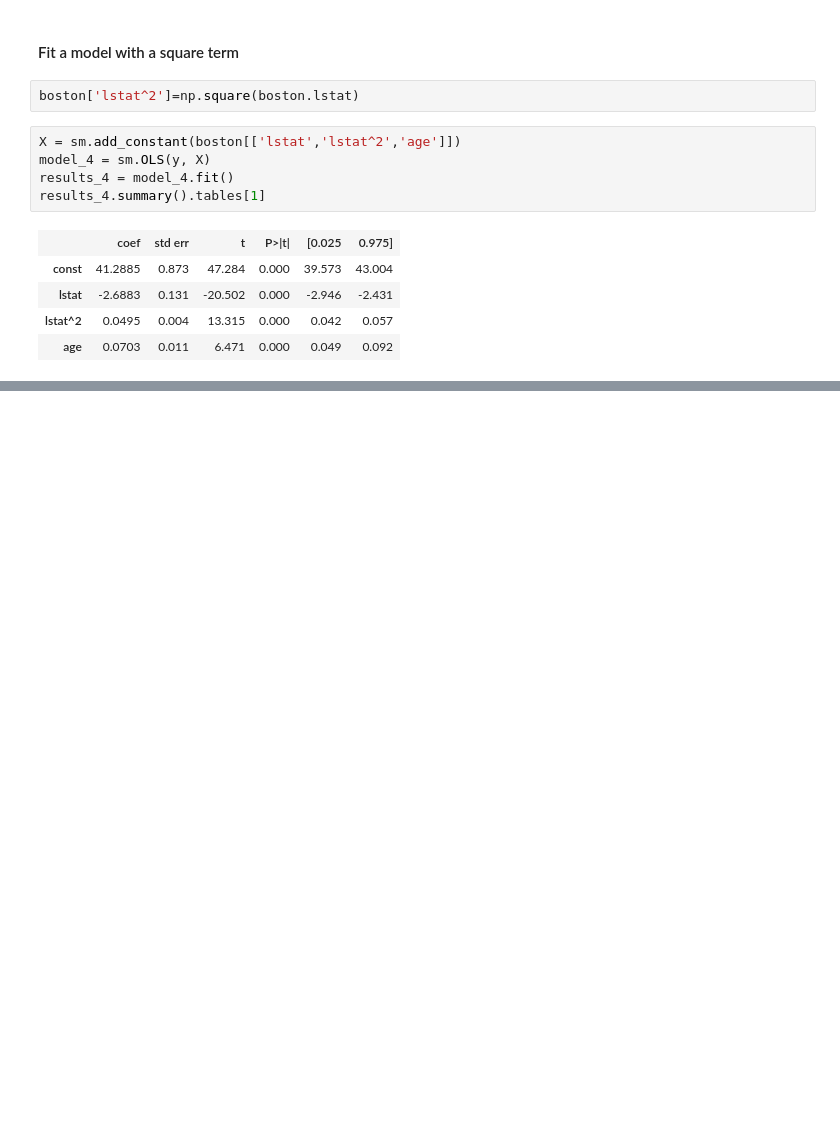
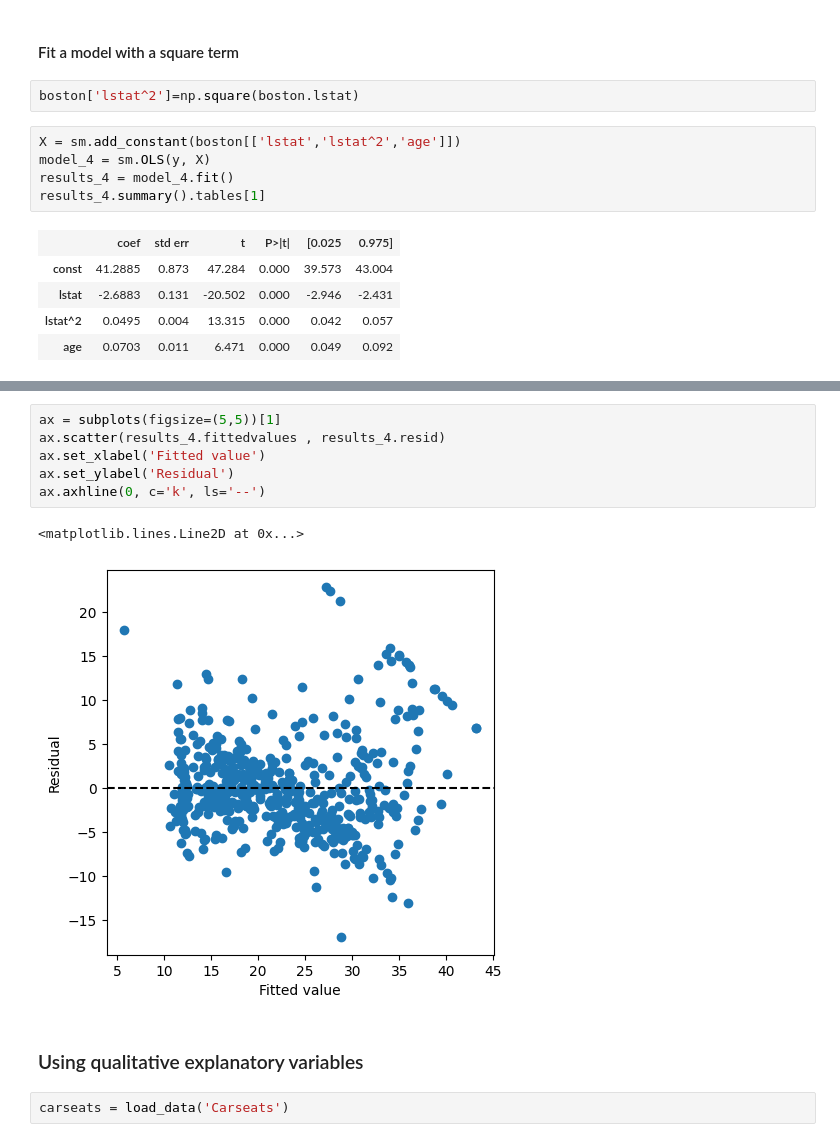
Before and after one commit to bryaneadams/statistical_learning_python, a Jupyter notebook: chapter_3_lab.ipynb, the cells around one changed output, grey strips where cells are left out. Saved outputs shown, nothing was run; the diff lists cells and outputs as text; blank space fills up the shorter version.

```diff
--- a/chapter_3_lab.ipynb
+++ b/chapter_3_lab.ipynb
@@ -246,0 +313,13 @@ X = MS([poly('lstat', degree=2), 'age']).fit_transform(boston)
+# %%
+ax = subplots(figsize=(5,5))[1]
+ax.scatter(results_4.fittedvalues , results_4.resid)
+ax.set_xlabel('Fitted value')
+ax.set_ylabel('Residual')
+ax.axhline(0, c='k', ls='--')
+# %% [output]
+<matplotlib.lines.Line2D at 0x...>
+[figure, added]
+# %% [markdown]
+### Using qualitative explanatory variables
+# %%
+carseats = load_data('Carseats')
```
Also changed, not shown: parts of 18 cells of this notebook.
